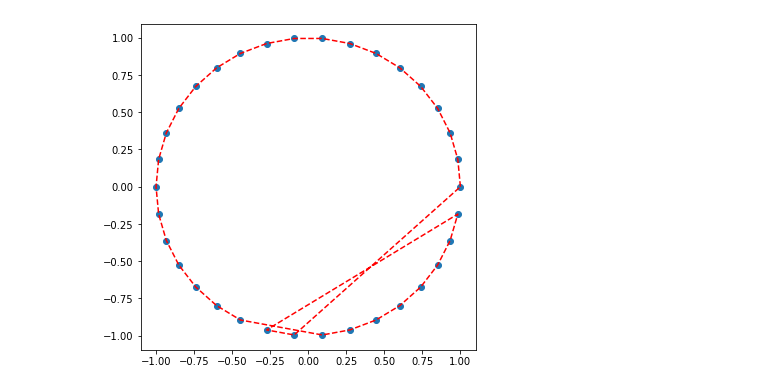
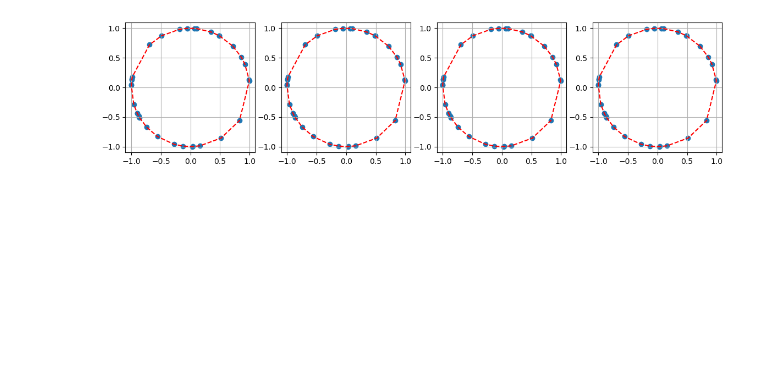
Before and after one commit to YggdrasilUrthr/NSL, a Jupyter notebook: Lab9/Lab9.ipynb, the cells around one changed output. Drawn from its saved outputs; the diff is of its cells as text; code cells hidden in the pictures; blank space fills up the shorter version.

```diff
--- a/Lab9/Lab9.ipynb
+++ b/Lab9/Lab9.ipynb
@@ -1,24 +1,37 @@
+# %%
+import numpy as np
+import matplotlib.pyplot as plt
+import os
+
+csv_path = "./CSV/"
+plt.rcParams['figure.figsize'] = [6, 6]
+
+n_runs = len(os.listdir(csv_path))
 # %%
-import numpy as np
-import matplotlib.pyplot as plt
+plt.figure().set_size_inches((14, 6))
 
-csv_path = "./CSV/"
-plt.rcParams['figure.figsize'] = [6, 6]
+for idx, directory in enumerate(sorted(os.listdir(csv_path))):
 
-Cities = np.loadtxt(csv_path + "Ex9_1_Cities.csv", delimiter = ',')
-Cities_Coord = Cities[:, 1:]
+    plt.subplot(1, n_runs, idx + 1, aspect = 'equal')
 
-Path = np.loadtxt(csv_path + "Ex9_1_Solution.csv", delimiter = ',')
-Path_Coord = []
+    path = csv_path + directory + "/"
 
-for i in Path:
-    Path_Coord.append([Cities_Coord[int(i) - 1, 0], Cities_Coord[int(i) - 1, 1]])
-Path_Coord.append([Cities_Coord[0, 0], Cities_Coord[0, 1]])
+    Cities = np.loadtxt(path + "Ex9_1_Cities.csv", delimiter = ',')
+    Cities_Coord = Cities[:, 1:]
 
-Path_Coord = np.asarray(Path_Coord)
+    Path = np.loadtxt(path + "Ex9_1_Solution.csv", delimiter = ',')
+    Path_Coord = []
+
+    for i in Path:
+        Path_Coord.append([Cities_Coord[int(i) - 1, 0], Cities_Coord[int(i) - 1, 1]])
+    Path_Coord.append([Cities_Coord[0, 0], Cities_Coord[0, 1]])
+
+    Path_Coord = np.asarray(Path_Coord)
+
+    plt.scatter(Cities_Coord[:,0], Cities_Coord[:,1])
+    plt.plot(Path_Coord[:,0], Path_Coord[:,1], 'r--')
+    plt.grid(True)
+
+plt.show()
+# %% [output]
+[figure, added]
-# %%
-plt.scatter(Cities_Coord[:,0], Cities_Coord[:,1])
-plt.plot(Path_Coord[:,0], Path_Coord[:,1], 'r--')
-plt.show()
-# %% [output]
-[figure, removed]
```
Also changed, not shown: parts of 7 cells of this notebook, 48 other files.
